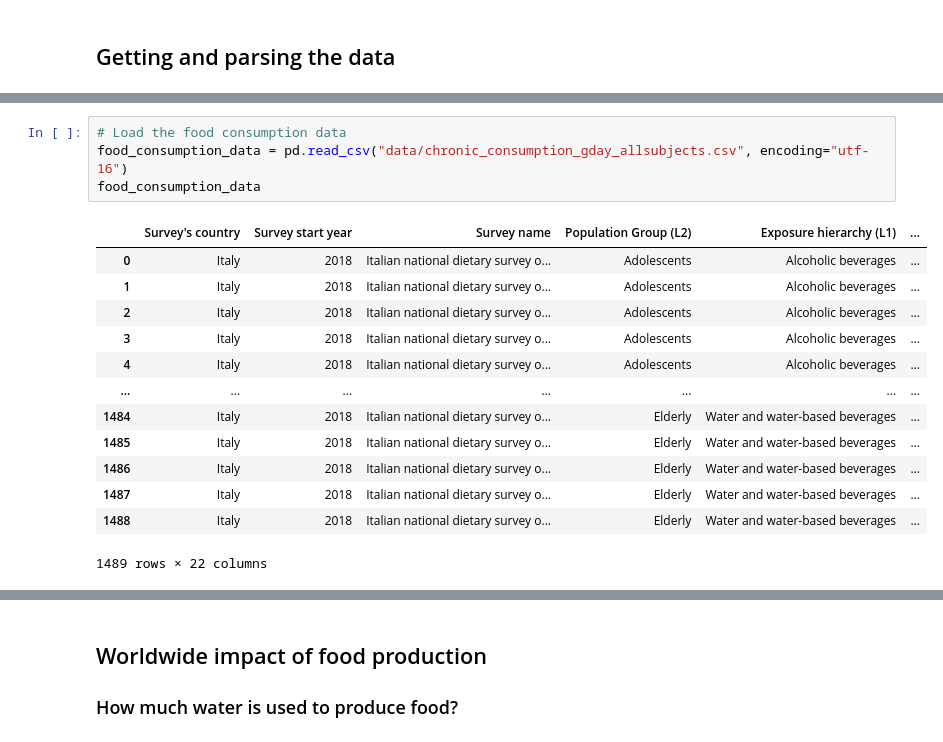
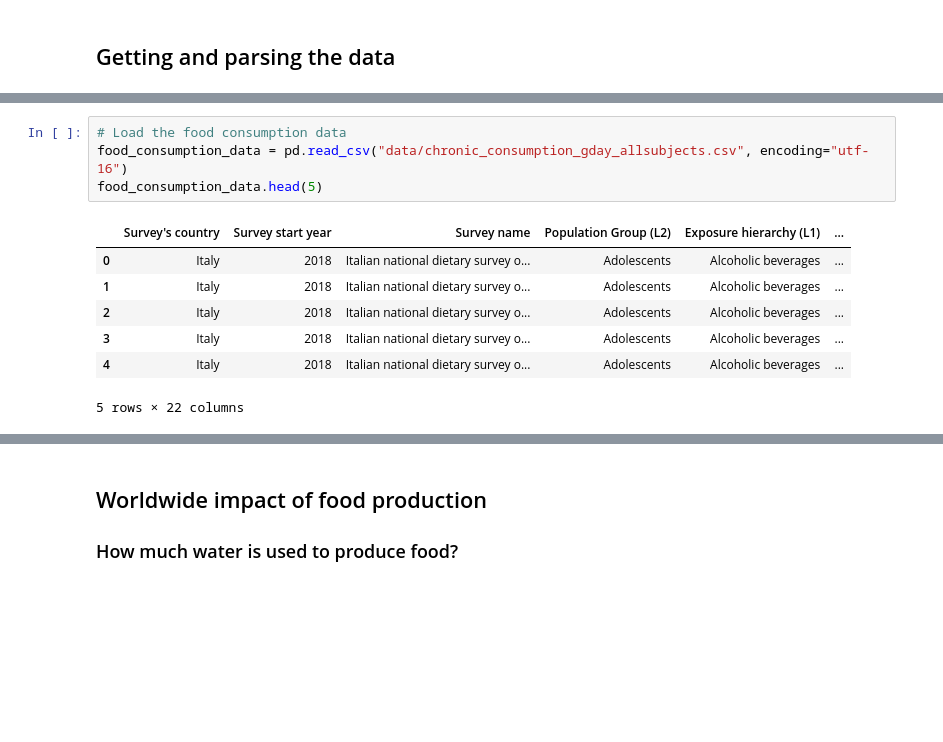
Before and after one commit to TCoaM/TrueCostOfAMeal, a Jupyter notebook: simo_notebook.ipynb, the cells around one changed output, grey strips where cells are left out. Saved outputs shown, nothing was run; the diff lists cells and outputs as text; blank space fills up the shorter version.

```diff
--- a/simo_notebook.ipynb
+++ b/simo_notebook.ipynb
@@ -35,21 +30,15 @@ world_water_data
 # %%
 # Load the food consumption data
 food_consumption_data = pd.read_csv("data/chronic_consumption_gday_allsubjects.csv", encoding="utf-16")
-food_consumption_data
+food_consumption_data.head(5)
 # %% [output]
 |  | Survey's country | Survey start year | Survey name | Population Group (L2) | Exposure hierarchy (L1) | ... |
 | 0 | Italy | 2018 | Italian national dietary survey o... | Adolescents | Alcoholic beverages | ... |
 | 1 | Italy | 2018 | Italian national dietary survey o... | Adolescents | Alcoholic beverages | ... |
 | 2 | Italy | 2018 | Italian national dietary survey o... | Adolescents | Alcoholic beverages | ... |
 | 3 | Italy | 2018 | Italian national dietary survey o... | Adolescents | Alcoholic beverages | ... |
 | 4 | Italy | 2018 | Italian national dietary survey o... | Adolescents | Alcoholic beverages | ... |
-| ... | ... | ... | ... | ... | ... | ... |
-| 1484 | Italy | 2018 | Italian national dietary survey o... | Elderly | Water and water-based beverages | ... |
-| 1485 | Italy | 2018 | Italian national dietary survey o... | Elderly | Water and water-based beverages | ... |
-| 1486 | Italy | 2018 | Italian national dietary survey o... | Elderly | Water and water-based beverages | ... |
-| 1487 | Italy | 2018 | Italian national dietary survey o... | Elderly | Water and water-based beverages | ... |
-| 1488 | Italy | 2018 | Italian national dietary survey o... | Elderly | Water and water-based beverages | ... |
-1489 rows × 22 columns
+5 rows × 22 columns
 # %%
 # Load the water to food data (no-animal)
 watertofood_data = pd.read_csv("data/watertofood_data_italy.csv", encoding="utf-8", sep=";")
```
Also changed, not shown: parts of 13 cells of this notebook, 5 other files.
